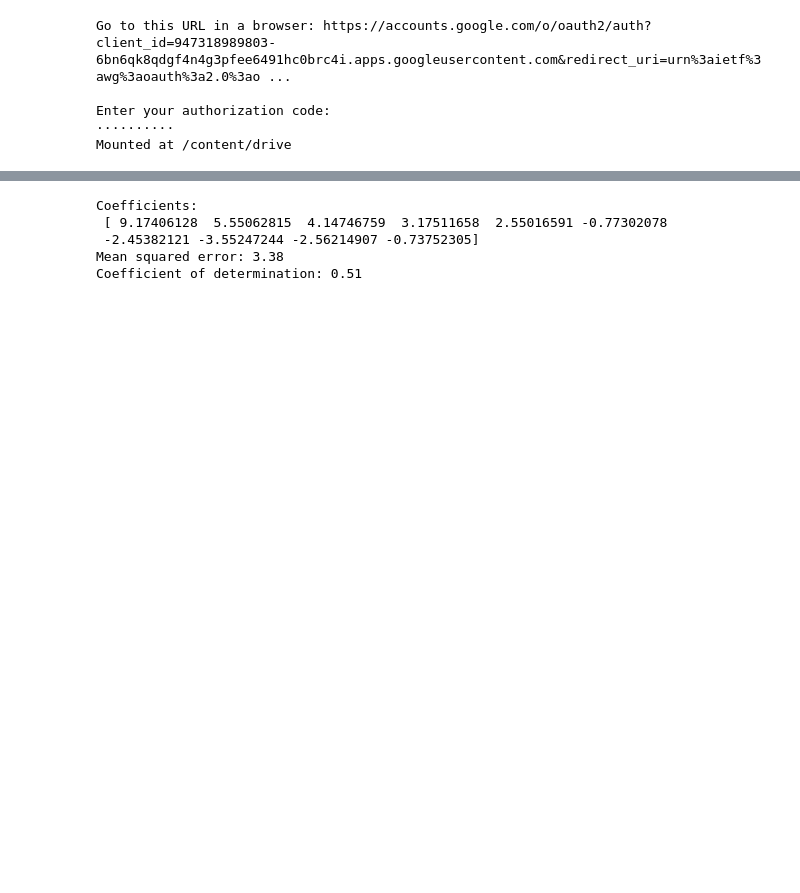
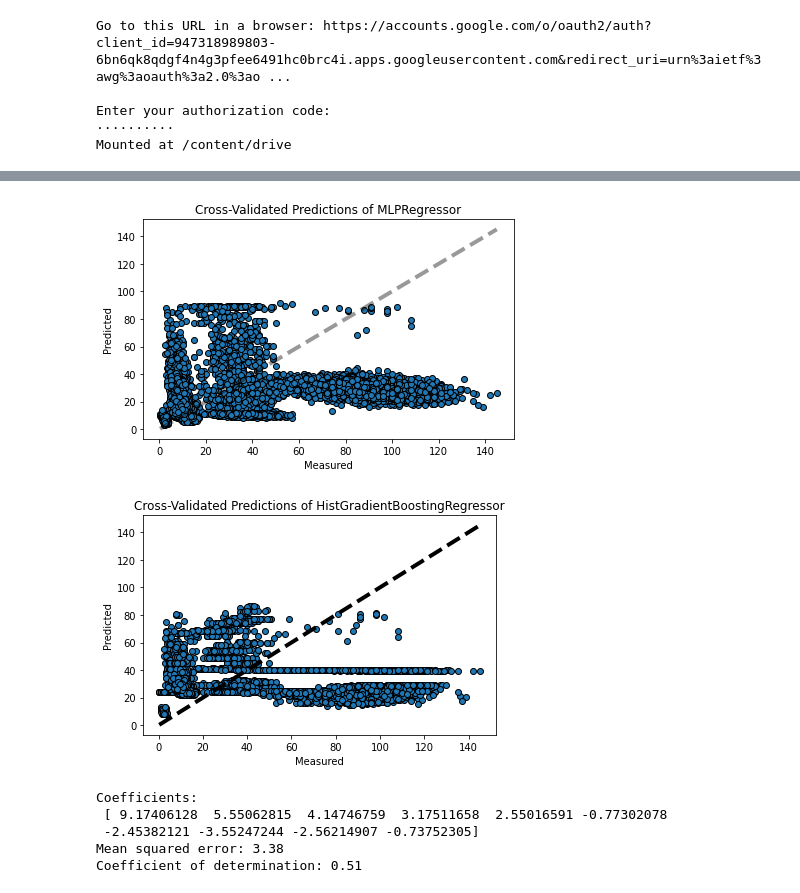
Before and after one commit to Freya-LR/strategic_network, a Jupyter notebook: Analysis.ipynb, the cells around one changed output, grey strips where cells are left out. Saved outputs shown, nothing was run; the diff lists cells and outputs as text; code cells hidden in the pictures; blank space fills up the shorter version.

```diff
--- a/Analysis.ipynb
+++ b/Analysis.ipynb
@@ -85,7 +85,7 @@ def MLR_stable(transitivity, diameter_radius_center_periphery_density, wiener_in
     E_train = E[:part_rate]
     E_test = E[part_rate:]
 
-    # Create linear regression object
+    """# Create linear regression object
     regr = LinearRegression()
 
     # Train the model using the training sets
@@ -101,8 +101,8 @@ def MLR_stable(transitivity, diameter_radius_center_periphery_density, wiener_in
     # The coefficient of determination: 1 is perfect prediction
     print('Coefficient of determination: %.2f'
           % regr.score(X, E))
-
-    return X,T,D,W, E, E_pred
+"""
+    return X,T,D,W, E
 # %%
 # Fit CrossValidation and LinearRegression models
 def cross_val_stable(X,Efficiency_loss):
@@ -329,7 +329,7 @@ with pd.ExcelFile('/content/drive/My Drive/output_values/output_n10_3_combined.x
     diameter_radius_center_periphery_density_n10_3_c=pd.read_excel(reader,sheet_name="d_r_c_p_d")
     Efficiency_loss_n10_3_c=pd.read_excel(reader,sheet_name="Efficiency_loss")
 
-X_n10_3_c,t_n10_3_c,d_n10_3_c,w_n10_3_c,E_n10_3_c,E_pred10=MLR_stable(transitivity_n10_3_c,
+X_n10_3_c,t_n10_3_c,d_n10_3_c,w_n10_3_c,E_n10_3_c=MLR_stable(transitivity_n10_3_c,
                                       diameter_radius_center_periphery_density_n10_3_c,
                                       wiener_index_n10_3_c,Efficiency_loss_n10_3_c,part_rate=-300)
 node10c_cross_val=cross_val_stable(X_n10_3_c,E_n10_3_c)
@@ -339,7 +339,7 @@ node10c_cross_val=cross_val_stable(X_n10_3_c,E_n10_3_c)
 #regr = LinearRegression()
 ##regr.fit(SVD_10,Effiency_LDA_10)
 #regr.score(SVD_10,Effiency_LDA_10)
-MLP_n10_3_c=MLPregression(transitivity_n10_3_c,
-                          diameter_radius_center_periphery_density_n10_3_c,
-                          wiener_index_n10_3_c,Efficiency_loss_n10_3_c)
+
+
+'''transitivity, density, wiener_index,Efficiency_loss: type : np.narray'''
 # %% [output]
@@ -368,3 +370,37 @@ done in 0.397s
+# %%
+from sklearn.model_selection import GridSearchCV
+# cross_val_predict returns an array of the same size as `y` where each entry
+# is a prediction obtained by cross validation:
+
+mlpr = MLPRegressor(hidden_layer_sizes=(50, 50),
+                                     learning_rate_init=0.01,
+                                     early_stopping=True)
+
+hgbr=HistGradientBoostingRegressor(loss='least_squares', learning_rate=0.01)
+
+predictedm = cross_val_predict(mlpr, X_n10_3_c, E_n10_3_c , cv=3)
+predictedh = cross_val_predict(hgbr, X_n10_3_c, E_n10_3_c , cv=3)
+
+fig1 = plt.figure()
+plt.scatter(E_n10_3_c, predictedm, edgecolors=(0, 0, 0))
+plt.plot([E_n10_3_c.min(), E_n10_3_c.max()], [E_n10_3_c.min(), E_n10_3_c.max()],
+         'k--', lw=4, alpha=0.4)
+plt.xlabel('Measured')
+plt.ylabel('Predicted')
+plt.title("Cross-Validated Predictions of MLPRegressor")
+plt.tight_layout()
+fig2 = plt.figure()
+plt.scatter(E_n10_3_c, predictedh, edgecolors=(0, 0, 0))
+plt.plot([E_n10_3_c.min(), E_n10_3_c.max()], [E_n10_3_c.min(), E_n10_3_c.max()], 'k--', lw=4)
+plt.xlabel('Measured')
+plt.ylabel('Predicted')
+plt.title("Cross-Validated Predictions of HistGradientBoostingRegressor")
+plt.tight_layout()
+
+plt.show()
+# %% [output]
+[figure, added]
+[figure, added]
 # %%
 n=10
 x=np.zeros((1000,10))
```
Also changed, not shown: parts of 8 cells of this notebook.
